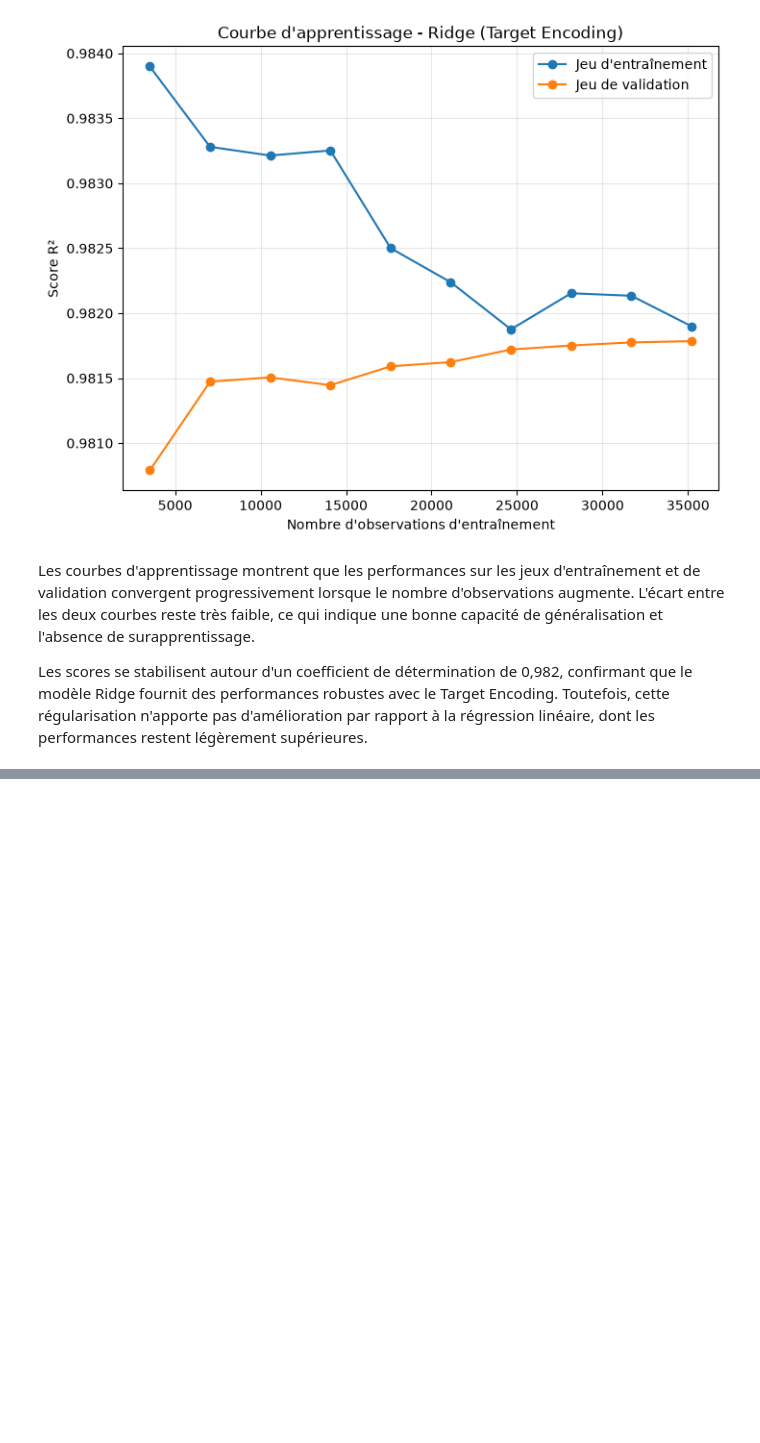
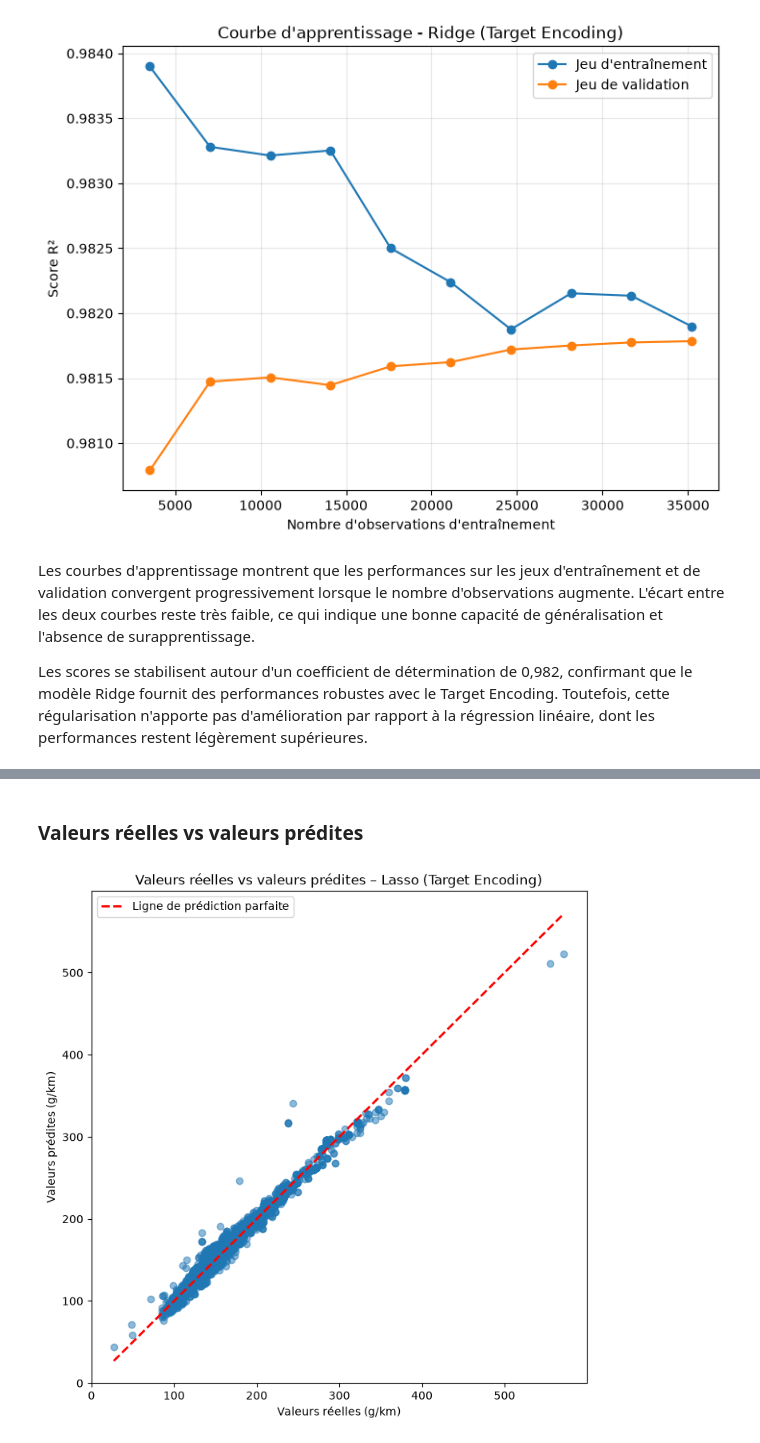
Before and after one commit to LarissaVarnakova/Projet_CO2, a Jupyter notebook: notebooks/modelisation_aziz_target_encoding.ipynb, the cells around one changed output, grey strips where cells are left out. Drawn from its saved outputs; the diff is of its cells as text; code cells hidden in the pictures; blank space fills up the shorter version.

Commit message:
Ajout des modèles Linéaire, Ridge et Lasso avec Target Encoding

```diff
--- a/notebooks/modelisation_aziz_target_encoding.ipynb
+++ b/notebooks/modelisation_aziz_target_encoding.ipynb
@@ -1613,0 +1624,8 @@ Les scores se stabilisent autour d'un coefficient de détermination de 0,982, co
+# %%
+from sklearn.linear_model import Lasso
+
+# Initialisation du modèle
+lasso = Lasso(alpha=1.0)
+
+# Entraînement
+lasso.fit(X_train, y_train)
@@ -1613,0 +1636,3 @@ Les scores se stabilisent autour d'un coefficient de détermination de 0,982, co
+# %%
+# Prédictions sur le jeu de test
+y_pred_lasso = lasso.predict(X_test)
@@ -1613,0 +1693,28 @@ Les scores se stabilisent autour d'un coefficient de détermination de 0,982, co
+# %% [markdown]
+### Valeurs réelles vs valeurs prédites
+# %%
+plt.figure(figsize=(8,8))
+
+plt.scatter(
+    y_test,
+    y_pred_lasso,
+    alpha=0.5
+)
+
+plt.plot(
+    [y_test.min(), y_test.max()],
+    [y_test.min(), y_test.max()],
+    "r--",
+    linewidth=2,
+    label="Ligne de prédiction parfaite"
+)
+
+plt.xlabel("Valeurs réelles (g/km)")
+plt.ylabel("Valeurs prédites (g/km)")
+plt.title("Valeurs réelles vs valeurs prédites – Lasso (Target Encoding)")
+
+plt.legend()
+
+plt.show()
+# %% [output]
+[figure, added]
```
Also changed, not shown: parts of 19 cells of this notebook.
